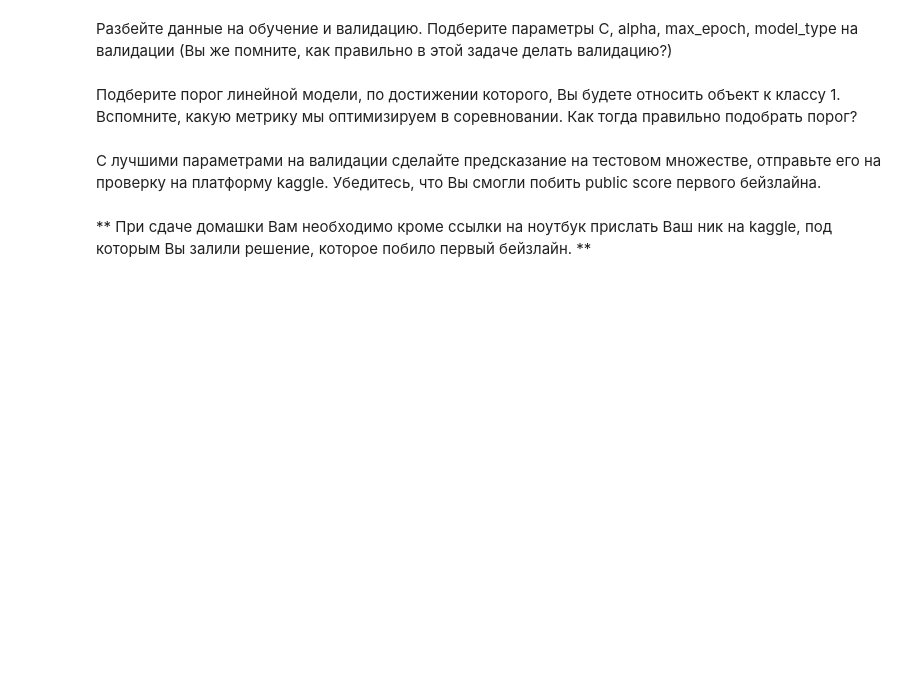
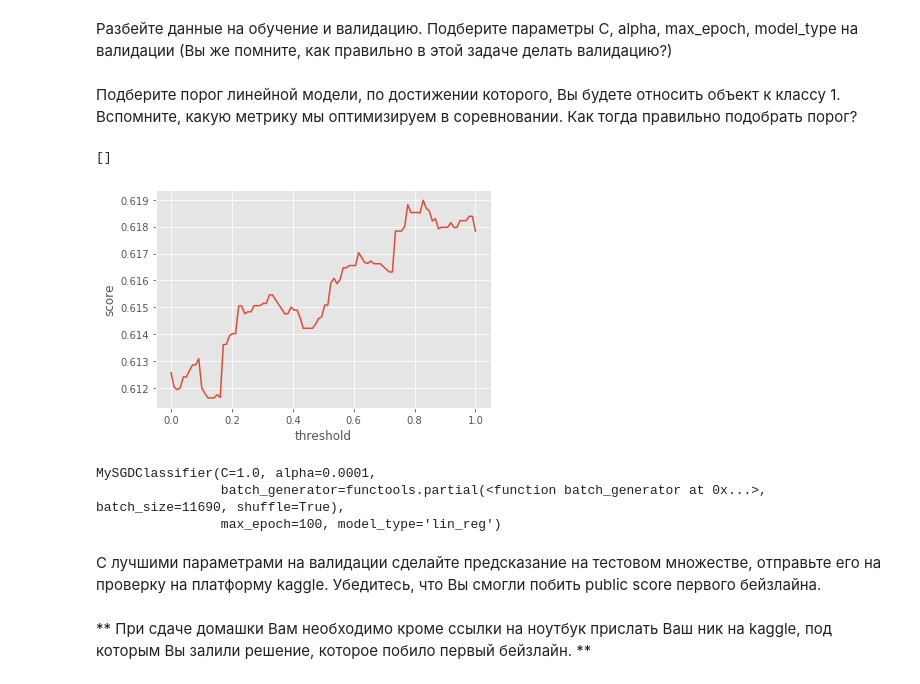
Before and after one commit to LevKats/ml1.sphere, a Jupyter notebook: 2019-09/hw2/kats_hw2.ipynb, the cells around one changed output. Drawn from its saved outputs; the diff is of its cells as text; code cells hidden in the pictures; blank space fills up the shorter version.

```diff
--- a/2019-09/hw2/kats_hw2.ipynb
+++ b/2019-09/hw2/kats_hw2.ipynb
@@ -813,5 +832,54 @@ plt.show()
+# %%
+result = {}
+seq = product(
+    ("lin_reg", "log_reg"),
+    np.logspace(-4, -4, 1),
+    np.logspace(0, 3, 300),
+    np.linspace(100, 100, 1)
+)
+for model_type, alpha, C, max_epoch in tqdm(list(seq)):
+    # 2 * 10 * 10 * 10 * n_splits fittings...
+    clf = MySGDClassifier(
+        partial(
+            batch_generator, batch_size=11690, shuffle=True
+        ),
+        model_type=model_type,
+        max_epoch=int(max_epoch), C=C, alpha=alpha
+    )
+    score = my_cross_val_score(
+        estimator=clf, kf=KFold(n_splits=3), X=X_train, y=y_train,
+        scoring='roc_auc'
+    )
+    # print(score)
+    if "score" not in result or result["score"] < score:
+        result["score"] = score
+        result["model"] = clf
 # %% [markdown]
 Подберите порог линейной модели, по достижении которого, Вы будете относить объект к классу 1. Вспомните, какую метрику мы оптимизируем в соревновании.  Как тогда правильно подобрать порог?
+# %%
+model = result["model"]
+scores = []
+thrs = []
+for threshold in tqdm(np.linspace(0.0, 1.0, 100)):
+    score = my_cross_val_score(
+        estimator=model, kf=KFold(n_splits=3), X=X_train, y=y_train,
+        scoring='f1_score', threshold=threshold
+    )
+    scores.append(score)
+    thrs.append(threshold)
+plt.plot(thrs, scores)
+plt.xlabel("threshold")
+plt.ylabel("score")
+plt.plot()
+# %% [output]
+[]
+[figure, added]
+# %%
+model
+# %% [output]
+MySGDClassifier(C=1.0, alpha=0.0001,
+                batch_generator=functools.partial(<function batch_generator at 0x...>, batch_size=11690, shuffle=True),
+                max_epoch=100, model_type='lin_reg')
 # %% [markdown]
 С лучшими параметрами на валидации сделайте предсказание на тестовом множестве, отправьте его на проверку на платформу kaggle. Убедитесь, что Вы смогли побить public score первого бейзлайна.
 # %% [markdown]
```
Also changed, not shown: parts of 9 cells of this notebook, 2 other files.
